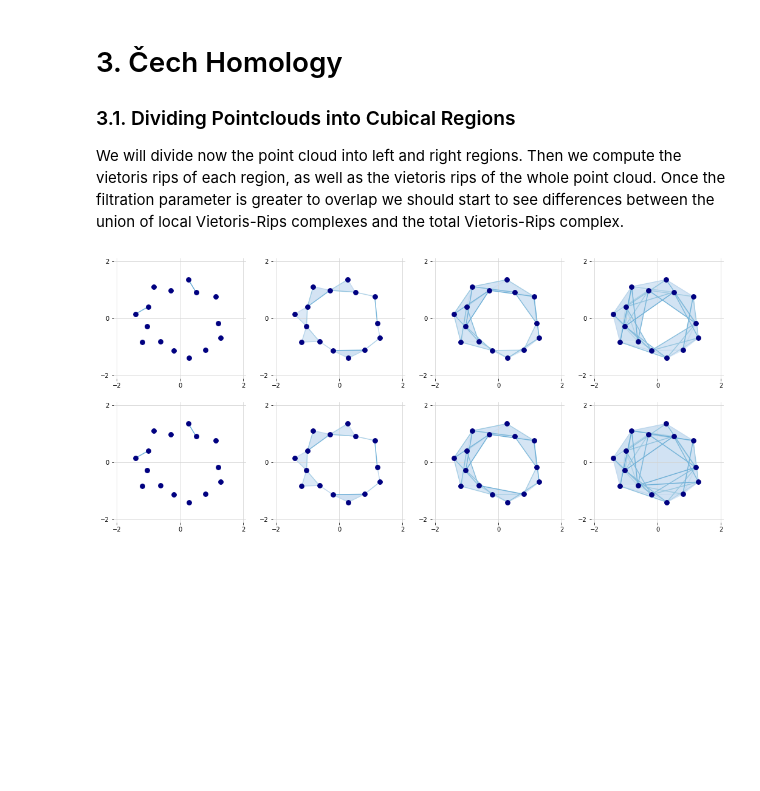
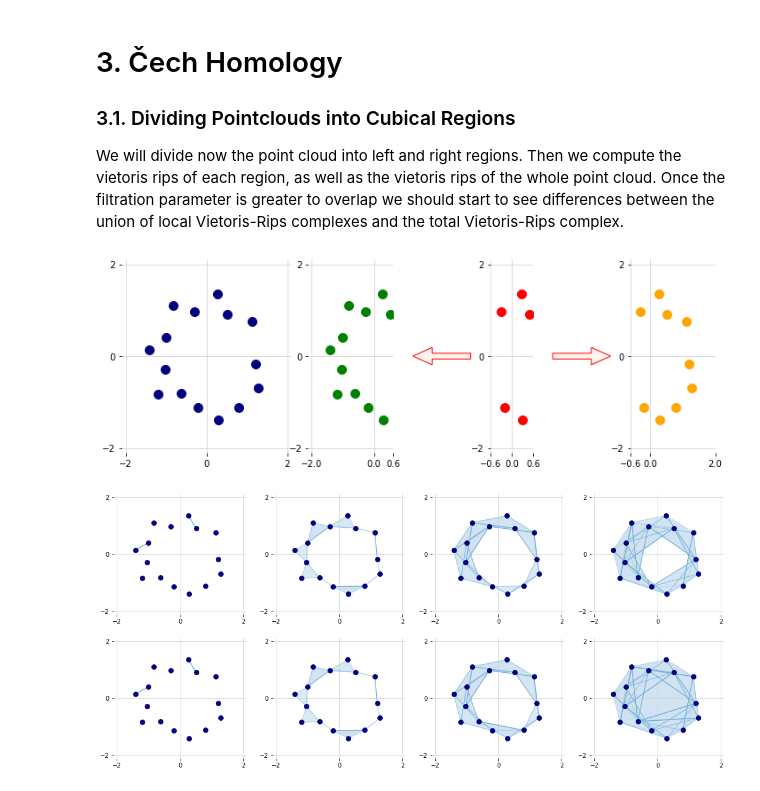
Before and after one commit to atorras1618/PerMaViss, a Jupyter notebook: examples/PerMaViss intro.ipynb, the cells around one changed output. Drawn from its saved outputs; the diff is of its cells as text; code cells hidden in the pictures; blank space fills up the shorter version.

```diff
--- a/examples/PerMaViss intro.ipynb
+++ b/examples/PerMaViss intro.ipynb
@@ -578,4 +583,51 @@ plt.savefig("figures/persistence_module_homology.png", pad_inches=0.05, bbox_inc
 
 ### 3.1. Dividing Pointclouds into Cubical Regions
 We will divide now the point cloud into left and right regions. Then we compute the vietoris rips of each region, as well as the vietoris rips of the whole point cloud. Once the filtration parameter is greater to overlap we should start to see differences between the union of local Vietoris-Rips complexes and the total Vietoris-Rips complex.
+# %%
+overlap = 1.2
+hoverlap = overlap/2
+
+### Proceed to divide X into left and right regions... consider middle intersection as well ##############
+# point_IN... is used to identify indices of local point cloud
+# with respect to the indices from the global point cloud X
+point_IN_left = np.nonzero(X[:,0] < overlap/2)[0]
+point_IN_right = np.nonzero(X[:,0] > -overlap/2)[0]
+point_IN_middle = np.nonzero(np.logical_and(X[:,0] < overlap/2, X[:,0] > -overlap/2))[0]
+X_left = X[point_IN_left]
+X_right = X[point_IN_right]
+X_middle = X[point_IN_middle]
+
+fig = plt.figure(figsize=(12,4))
+
+gs = fig.add_gridspec(nrows=1, ncols=6, width_ratios=[2,1,0.75,0.5,0.75,1], hspace=0)
+
+ax0 = fig.add_subplot(gs[0,0])
+ax1 = fig.add_subplot(gs[0,1])
+ax2 = fig.add_subplot(gs[0,2])
+ax3 = fig.add_subplot(gs[0,3])
+ax4 = fig.add_subplot(gs[0,4])
+ax5 = fig.add_subplot(gs[0,5])
+
+# point clouds
+plot_subpoints_circle(X, [-2.1,2.1], [-2,0,2], 'navy', ax0)
+plot_subpoints_circle(X_left, [-2.1,hoverlap*1.0001], [-2,0,hoverlap], 'green', ax1)
+plot_subpoints_circle(X_middle, [-hoverlap,hoverlap*1.0001], [-hoverlap,0,hoverlap], 'red', ax3)
+plot_subpoints_circle(X_right, [-hoverlap,2], [-hoverlap,0,2], 'orange', ax5)
+
+# arrows
+ax2.set(frame_on=False)
+ax2.arrow(0,0,-2,0,facecolor='seashell', edgecolor='red', width=0.3, head_length=1)
+ax2.set_xticks([])
+ax2.set_yticks([])
+ax2.set_aspect('equal')
+
+ax4.set(frame_on=False)
+ax4.arrow(0,0,2,0,facecolor='seashell', edgecolor='red', width=0.3, head_length=1)
+ax4.set_xticks([])
+ax4.set_yticks([])
+ax4.set_aspect('equal')
+
+ax0.fill
+# %% [output]
+[figure, added]
 # %%
```
Also changed, not shown: parts of 11 cells of this notebook, 1 other file.
